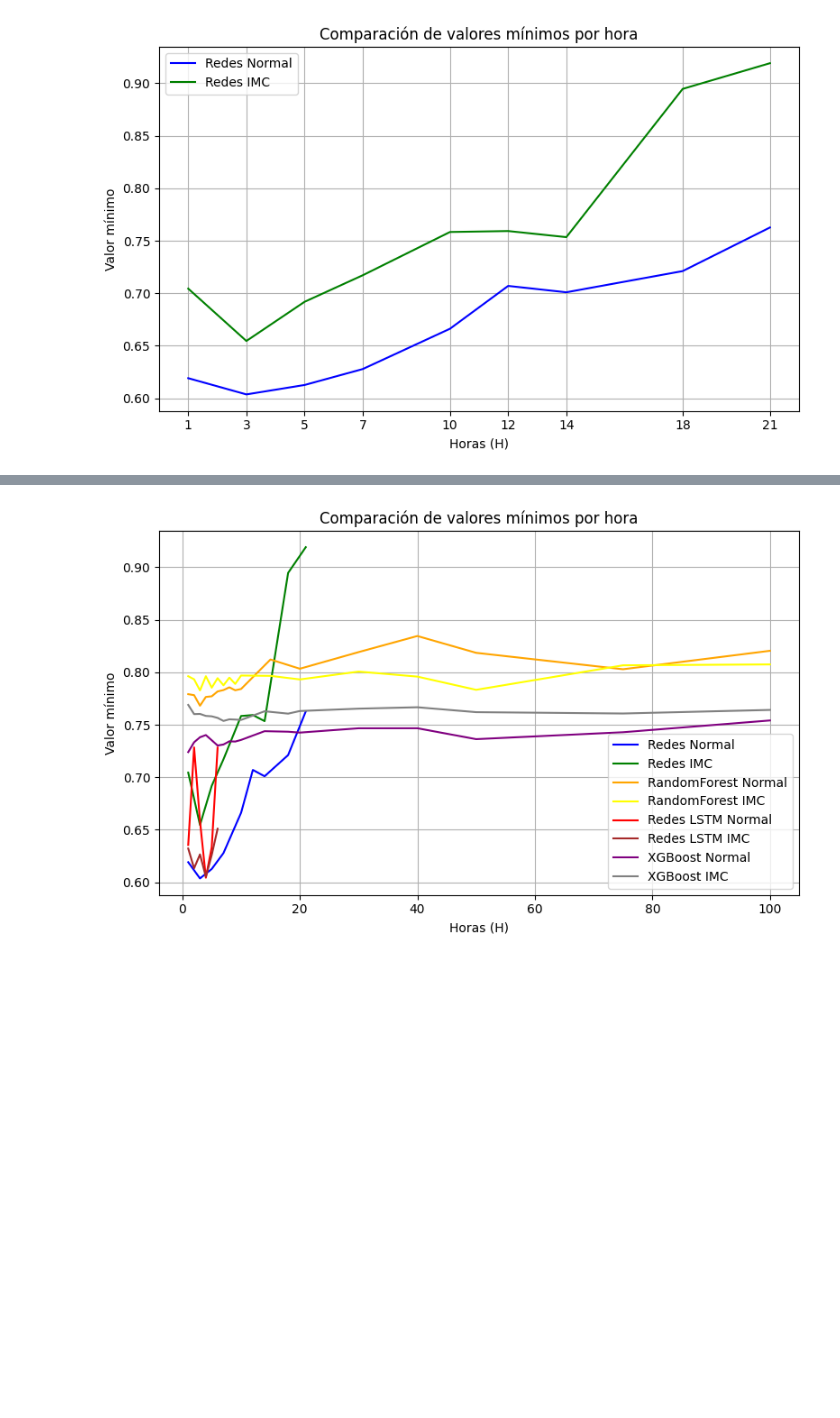
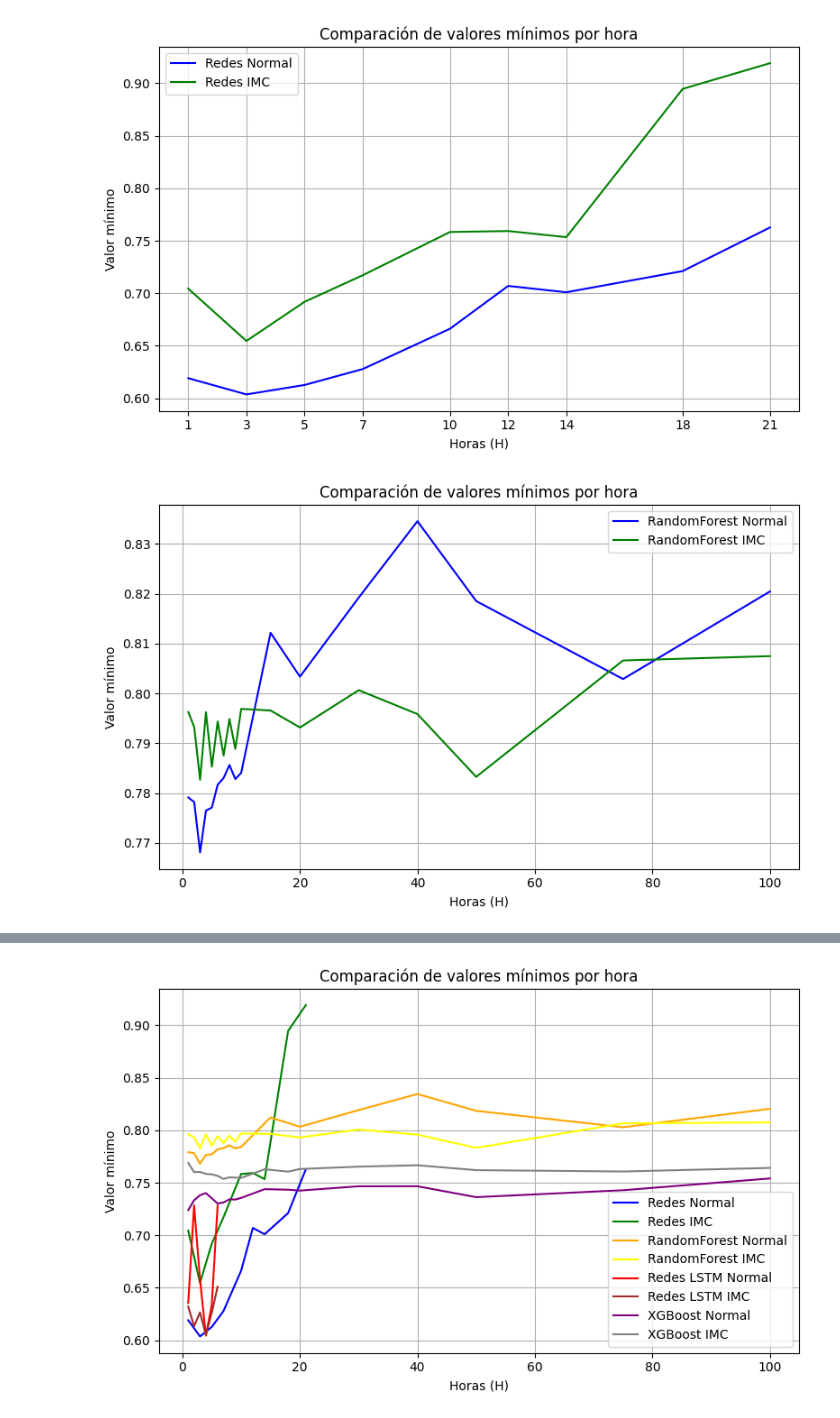
Before and after one commit to Raul-Gonzalez-M/TFG, a Jupyter notebook: codigo/ComparacionDeAlgoritmos/ComparacionSinIMC.ipynb, the cells around one changed output, grey strips where cells are left out. Drawn from its saved outputs; the diff is of its cells as text; code cells hidden in the pictures; blank space fills up the shorter version.

```diff
--- a/codigo/ComparacionDeAlgoritmos/ComparacionSinIMC.ipynb
+++ b/codigo/ComparacionDeAlgoritmos/ComparacionSinIMC.ipynb
@@ -156,3 +156,25 @@ plt.savefig("comparacion_minimos.png")  # Opcional
 plt.show()
 # %% [output]
 [figure]
+# %%
+import matplotlib.pyplot as plt
+
+plt.figure(figsize=(8, 5))
+
+# Graficar Normal
+plt.plot(df_resultadosRandomForest["H"], df_resultadosRandomForest["min_value"], color='blue', label='RandomForest Normal')
+
+# Graficar IMC
+plt.plot(df_resultadosRandomForestIMC["H"], df_resultadosRandomForestIMC["min_value"], color='green', label='RandomForest IMC')
+
+plt.title("Comparación de valores mínimos por hora")
+plt.xlabel("Horas (H)")
+plt.ylabel("Valor mínimo")
+plt.grid(True)
+#plt.xticks(df_resultadosRandomForest["H"])  # Asume que ambos tienen los mismos H
+plt.legend()
+plt.tight_layout()
+plt.savefig("comparacion_minimos.png")  # Opcional
+plt.show()
+# %% [output]
+[figure, added]
```
Also changed, not shown: parts of 11 cells of this notebook, 11 other files.
